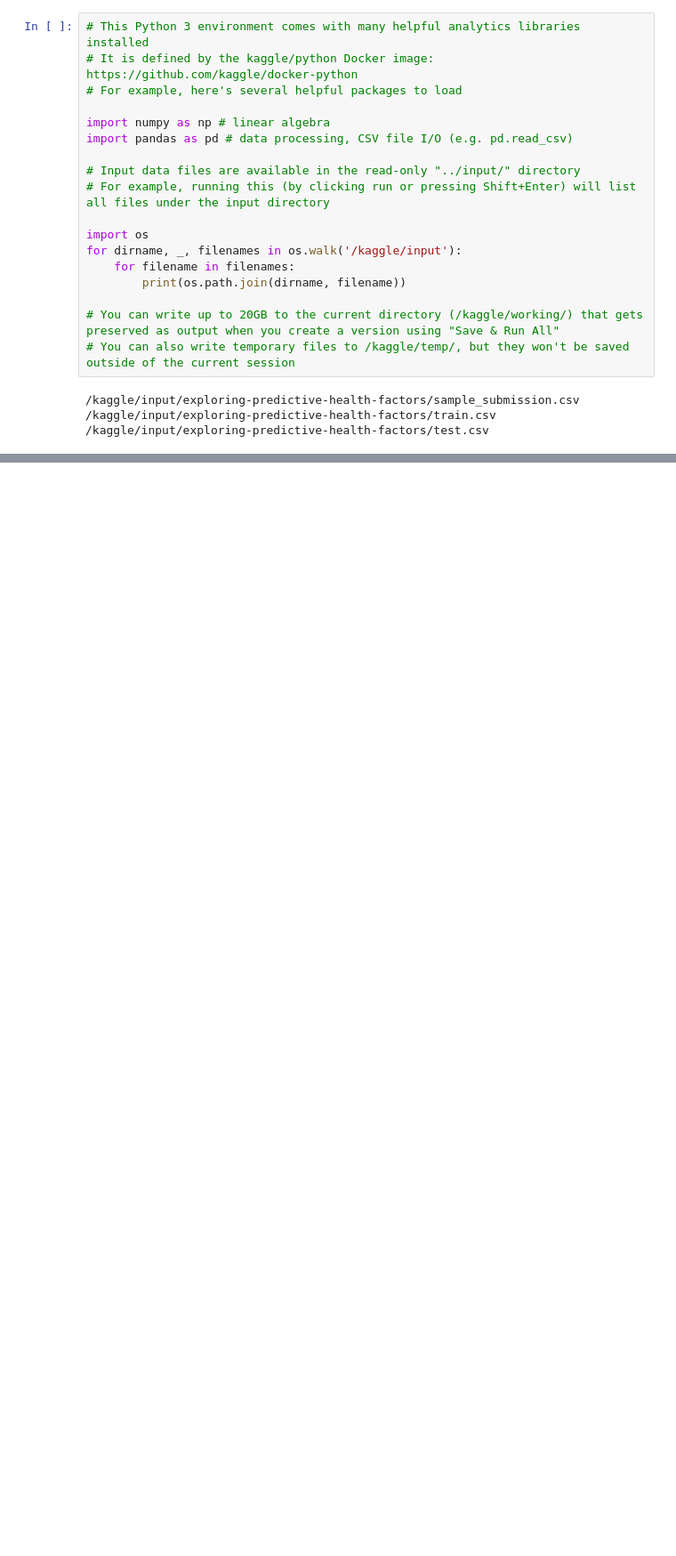
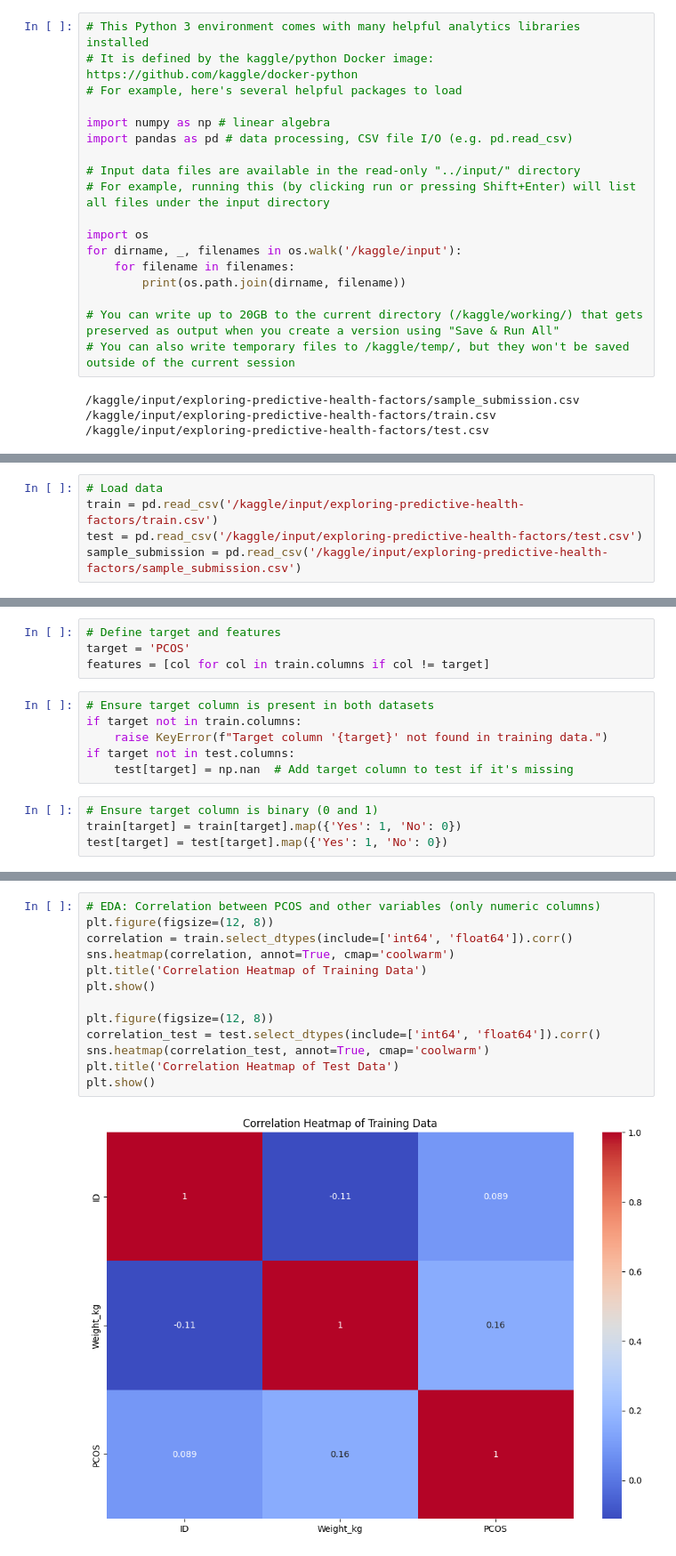
Before and after one commit to srinadhyarlagadda/PCOS-Project, a Jupyter notebook: pcos-project.ipynb, the cells around one changed output, grey strips where cells are left out. Shown: that part at 89% size. Cells and saved outputs as stored; diff of their text form; blank space fills up the shorter version.

Commit message:
Kaggle Notebook | PCOS_Project | Version 2

```diff
--- a/pcos-project.ipynb
+++ b/pcos-project.ipynb
@@ -22,0 +49,5 @@ for dirname, _, filenames in os.walk('/kaggle/input'):
+# %%
+# Load data
+train = pd.read_csv('/kaggle/input/exploring-predictive-health-factors/train.csv')
+test = pd.read_csv('/kaggle/input/exploring-predictive-health-factors/test.csv')
+sample_submission = pd.read_csv('/kaggle/input/exploring-predictive-health-factors/sample_submission.csv')
@@ -22,0 +56,14 @@ for dirname, _, filenames in os.walk('/kaggle/input'):
+# %%
+# Define target and features
+target = 'PCOS'
+features = [col for col in train.columns if col != target]
+# %%
+# Ensure target column is present in both datasets
+if target not in train.columns:
+    raise KeyError(f"Target column '{target}' not found in training data.")
+if target not in test.columns:
+    test[target] = np.nan  # Add target column to test if it's missing
+# %%
+# Ensure target column is binary (0 and 1)
+train[target] = train[target].map({'Yes': 1, 'No': 0})
+test[target] = test[target].map({'Yes': 1, 'No': 0})
@@ -22,0 +80,15 @@ for dirname, _, filenames in os.walk('/kaggle/input'):
+# %%
+# EDA: Correlation between PCOS and other variables (only numeric columns)
+plt.figure(figsize=(12, 8))
+correlation = train.select_dtypes(include=['int64', 'float64']).corr()
+sns.heatmap(correlation, annot=True, cmap='coolwarm')
+plt.title('Correlation Heatmap of Training Data')
+plt.show()
+
+plt.figure(figsize=(12, 8))
+correlation_test = test.select_dtypes(include=['int64', 'float64']).corr()
+sns.heatmap(correlation_test, annot=True, cmap='coolwarm')
+plt.title('Correlation Heatmap of Test Data')
+plt.show()
+# %% [output]
+[figure, added]
```
Also changed, not shown: parts of 20 cells of this notebook.
